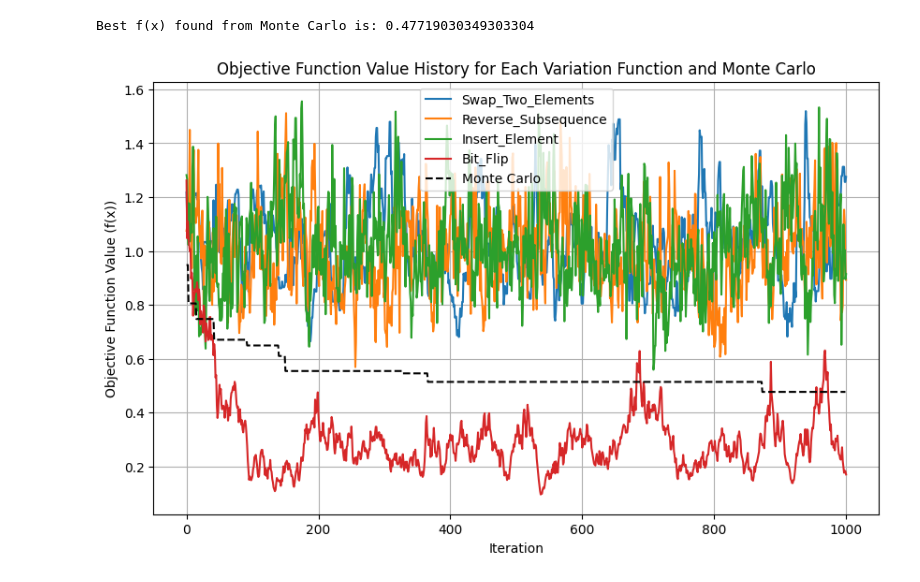
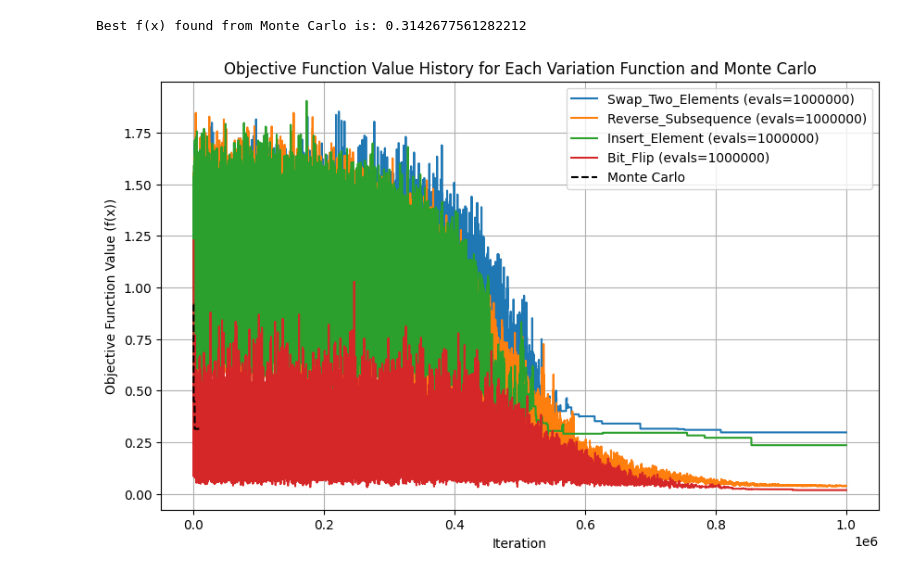
Before and after one commit to maliabramovitch/Introduction-to-Computational-ntelligence-HW, a Jupyter notebook: 01/HW01.ipynb, the cells around one changed output. Drawn from its saved outputs; the diff is of its cells as text; code cells hidden in the pictures.

```diff
--- a/01/HW01.ipynb
+++ b/01/HW01.ipynb
@@ -98,25 +98,27 @@ def Bit_Flip(x):
 variation_funcs = [Swap_Two_Elements, Reverse_Subsequence, Insert_Element, Bit_Flip]
 # %%
 n = 100
-evals = 1000
+evals = [10000, 100000, 1000000]
 alpha = 0.99
 Nruns = 2
 func_res = {}
 history_dict = {}
 # %%
-for _ in range(50):
+for e in evals:
     for var_func in variation_funcs:
         fbest = []
         xbest = []
         history = []
+
         for i in range(Nruns):
-            xmin, fmin, h = SimulatedAnnealing(n, evals, var_func, fct.SwedishPump, i + 17)
+            xmin, fmin, h = SimulatedAnnealing(n, e, var_func, fct.SwedishPump, i + 17)
             fbest.append(fmin)
             xbest.append(xmin)
             history.append(h)  # Store the history of function values
 
-        func_res[var_func.__name__] = min(fbest)
-        history_dict[var_func.__name__] = history  # Store the history for plotting
+        # Store the minimum value for each variation function and eval setting
+        func_res[f"evals {e}- {var_func.__name__}"] = min(fbest)
+        history_dict[f"evals {e}- {var_func.__name__}"] = history  # Store the history for plotting
 # %%
 for fr in func_res:
     print(f"{fr}: best f(x)={func_res[fr]}")
@@ -132,22 +152,22 @@ Best variation function is: Bit_Flip
 # %%
-fmin_mc, xmin_mc, f_history_mc = monte_carlo(n, evals, fct.SwedishPump)
+fmin_mc, xmin_mc, f_history_mc = monte_carlo(n, 10000, fct.SwedishPump)
 print(f"Best f(x) found from Monte Carlo is: {fmin_mc}")
 # %% [output]
-Best f(x) found from Monte Carlo is: 0.47719030349303304
+Best f(x) found from Monte Carlo is: 0.3142677561282212
 # %%
-# Plotting the function histories for each variation function
 plt.figure(figsize=(10, 6))
 for var_func in variation_funcs:
-    plt.plot(np.mean(history_dict[var_func.__name__], axis=0), label=var_func.__name__)
+    key = f"evals {e}- {var_func.__name__}"
+    plt.plot(np.mean(history_dict[key], axis=0), label=f"{var_func.__name__} (evals={e})")
 
-# Running Monte Carlo and plotting the result
+# Plot the Monte Carlo result
 plt.plot(f_history_mc, label='Monte Carlo', linestyle='--', color='black')
 
 plt.title('Objective Function Value History for Each Variation Function and Monte Carlo')
 plt.xlabel('Iteration')
 plt.ylabel('Objective Function Value (f(x))')
 plt.legend()
 plt.grid(True)
 plt.show()
 # %% [output]
-[figure, old version]
+[figure, new version]
```
Also changed, not shown: parts of 1 cell of this notebook, 1 other file.
